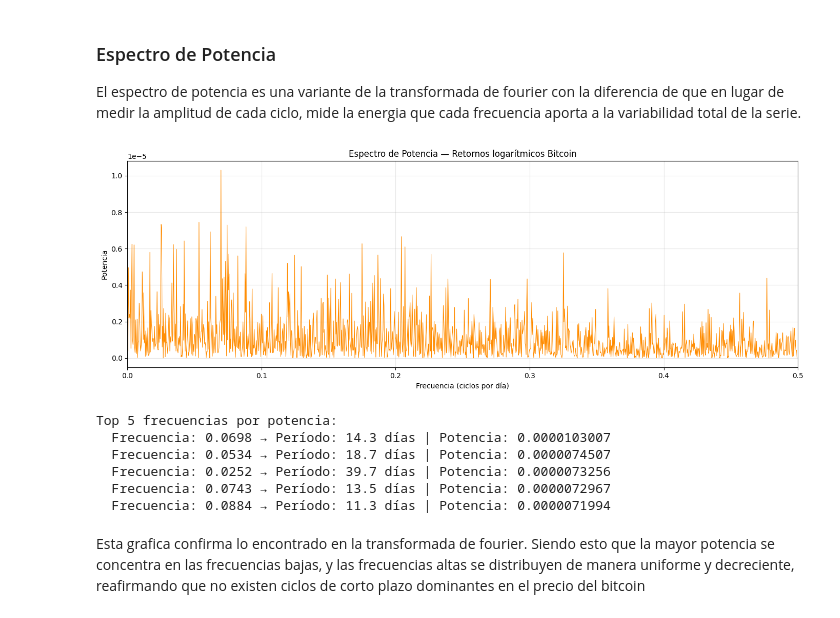
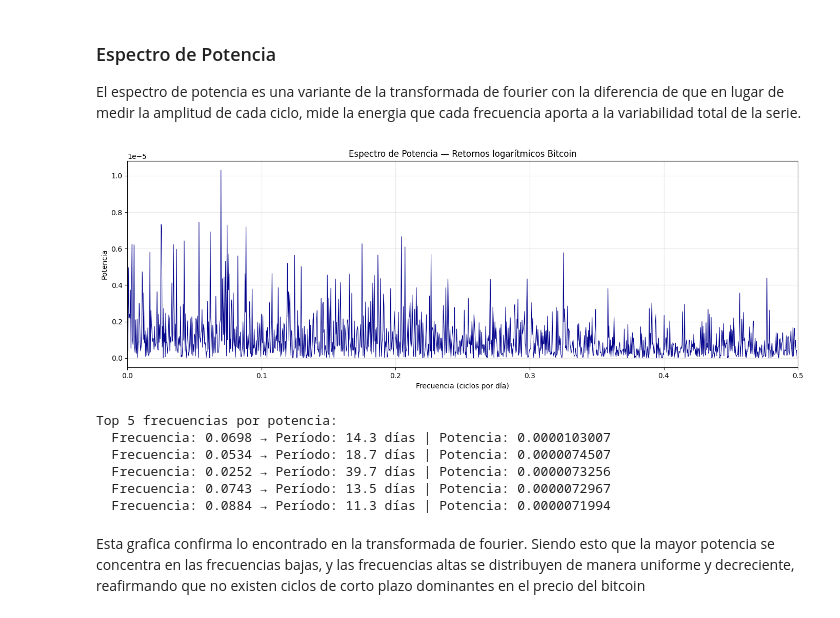
Before and after one commit to T1fff/Proyecto-Investigacion-Bitcoin, a Jupyter notebook: index.ipynb, the cells around one changed output. Drawn from its saved outputs; the diff is of its cells as text; code cells hidden in the pictures.

```diff
--- a/index.ipynb
+++ b/index.ipynb
@@ -870,26 +873,26 @@ mide la energia que cada frecuencia aporta a la variabilidad total de la serie.
 # %%
 
 potencia = amplitudes ** 2
 
 plt.figure(figsize=(14, 5))
-plt.plot(xf, potencia, color='darkorange', linewidth=0.8)
+plt.plot(xf, potencia, color='darkblue', linewidth=0.8)
 plt.title('Espectro de Potencia — Retornos logarítmicos Bitcoin')
 plt.xlabel('Frecuencia (ciclos por día)')
 plt.ylabel('Potencia')
 plt.grid(True, alpha=0.3)
 plt.xlim(0, 0.5)
 plt.tight_layout()
 plt.show()
 
 # Top 5 frecuencias por potencia
 top_pot = potencia.argsort()[::-1][:5]
 print("Top 5 frecuencias por potencia:")
 for i in top_pot:
     if xf[i] > 0:
         periodo = 1 / xf[i]
         print(f"  Frecuencia: {xf[i]:.4f} → Período: {periodo:.1f} días | Potencia: {potencia[i]:.10f}")
 # %% [output]
-[figure, old version]
+[figure, new version]
 Top 5 frecuencias por potencia:
   Frecuencia: 0.0698 → Período: 14.3 días | Potencia: 0.0000103007
   Frecuencia: 0.0534 → Período: 18.7 días | Potencia: 0.0000074507
```
Also changed, not shown: parts of 15 cells of this notebook.
